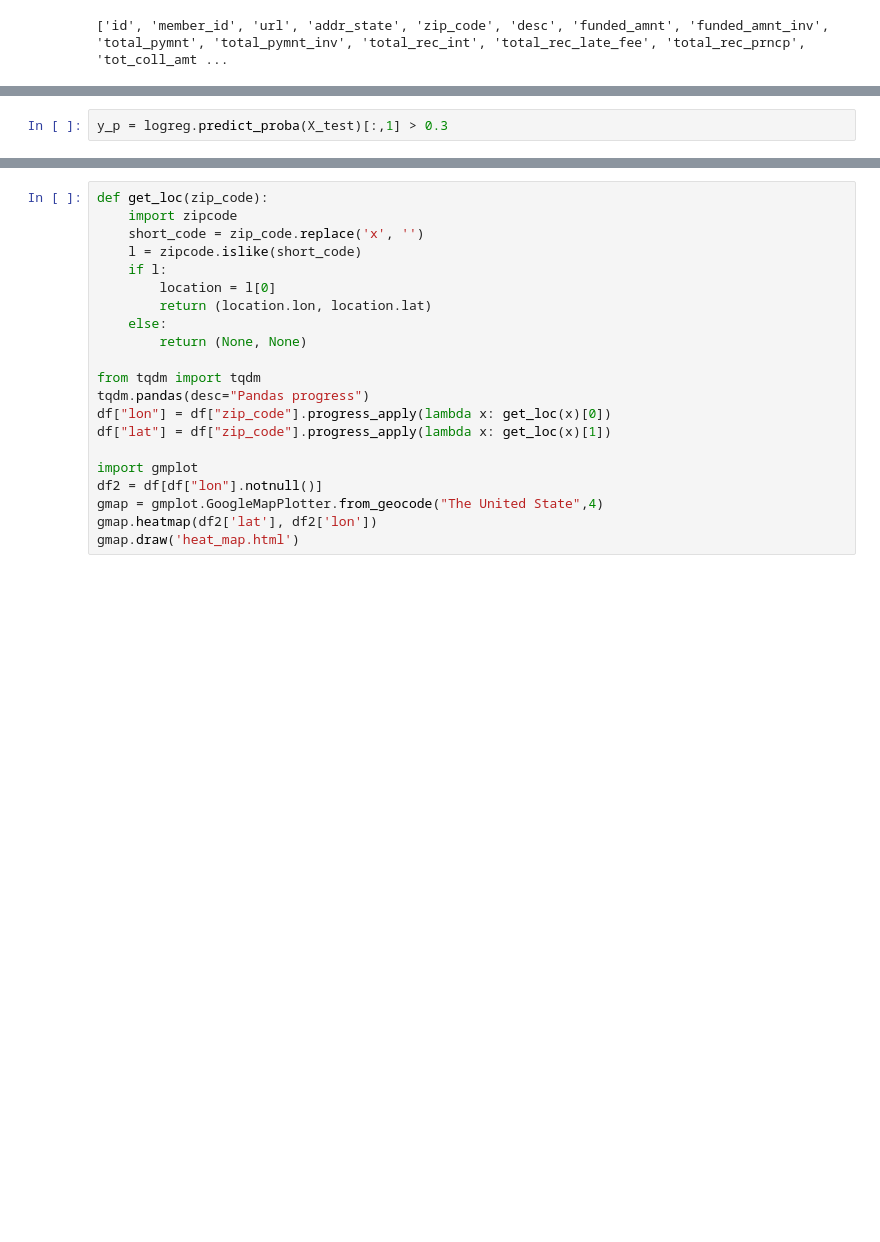
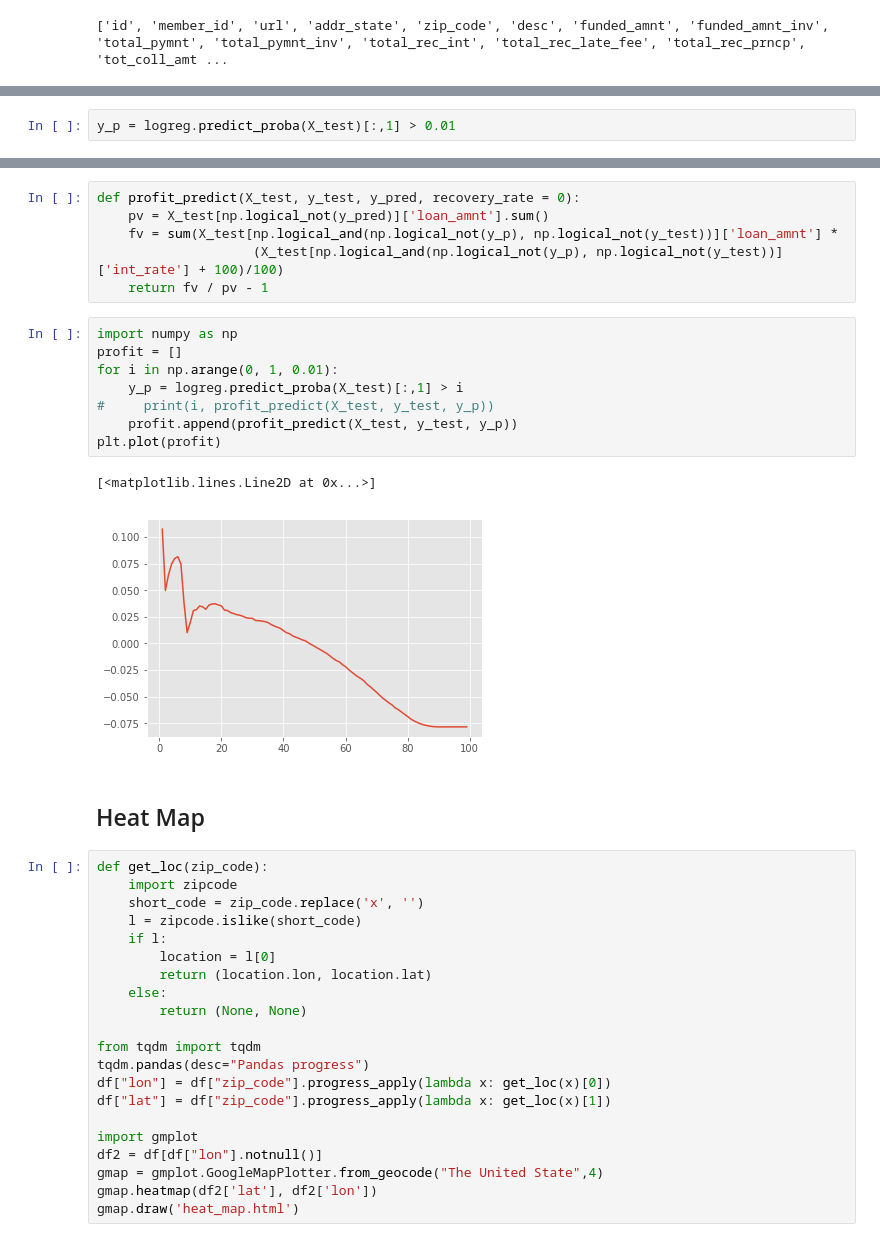
Before and after one commit to liuslouis/LC_data, a Jupyter notebook: pred.ipynb, the cells around one changed output, grey strips where cells are left out. Saved outputs shown, nothing was run; the diff lists cells and outputs as text; blank space fills up the shorter version.

```diff
--- a/pred.ipynb
+++ b/pred.ipynb
@@ -219,5 +212,5 @@ print(matrix)
 # %%
-y_p = logreg.predict_proba(X_test)[:,1] > 0.3
+y_p = logreg.predict_proba(X_test)[:,1] > 0.01
 # %%
 matrix = confusion_matrix(y_test, y_p)
 print(matrix)
@@ -246,3 +249,22 @@ df.groupby("emp_length")["id"].count().plot.bar()
+# %%
+def profit_predict(X_test, y_test, y_pred, recovery_rate = 0):
+    pv = X_test[np.logical_not(y_pred)]['loan_amnt'].sum()
+    fv = sum(X_test[np.logical_and(np.logical_not(y_p), np.logical_not(y_test))]['loan_amnt'] *
+                    (X_test[np.logical_and(np.logical_not(y_p), np.logical_not(y_test))]['int_rate'] + 100)/100)
+    return fv / pv - 1
+# %%
+import numpy as np
+profit = []
+for i in np.arange(0, 1, 0.01):
+    y_p = logreg.predict_proba(X_test)[:,1] > i
+#     print(i, profit_predict(X_test, y_test, y_p))
+    profit.append(profit_predict(X_test, y_test, y_p))
+plt.plot(profit)
+# %% [output]
+[<matplotlib.lines.Line2D at 0x...>]
+[figure, added]
+# %% [markdown]
+<h2>Heat Map</h2>
 # %%
 def get_loc(zip_code):
     import zipcode
```
Also changed, not shown: parts of 24 cells of this notebook, 2 other files.
